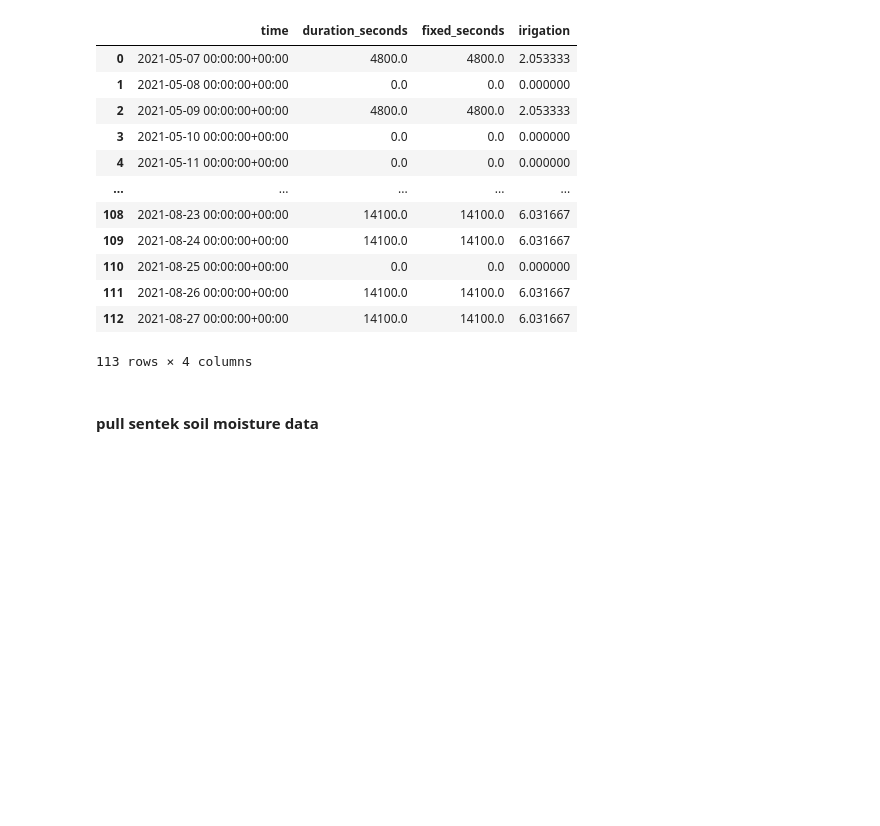
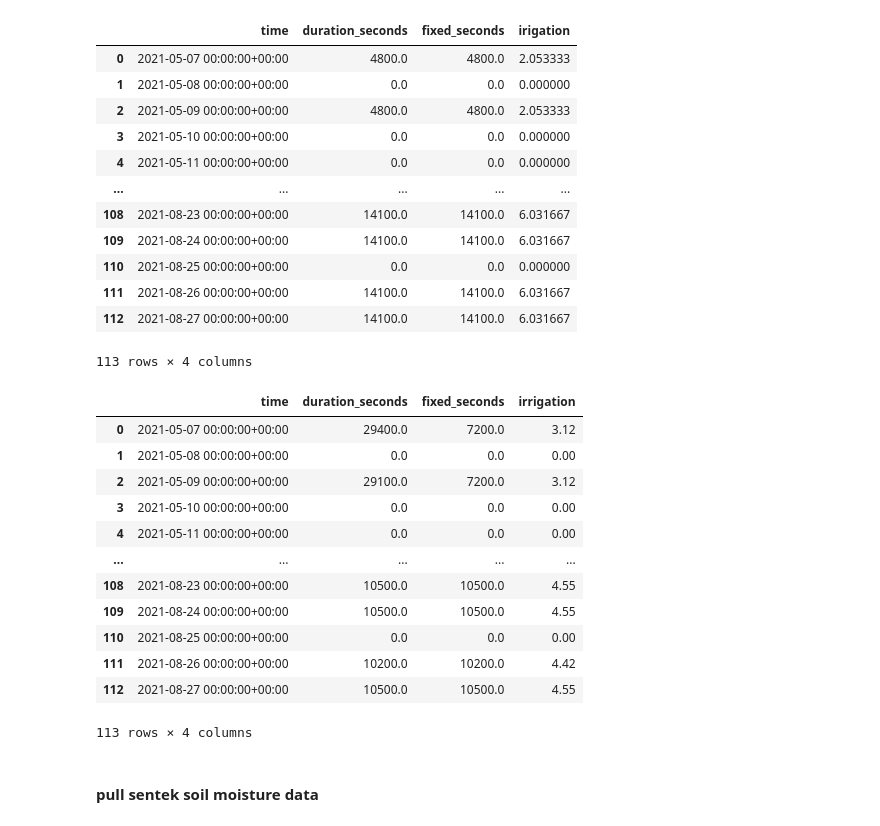
Before and after one commit to Arable/data-check, a Jupyter notebook: UCD_tomato_Water_Balance.ipynb, the cells around one changed output. Drawn from its saved outputs; the diff is of its cells as text; code cells hidden in the pictures; blank space fills up the shorter version.

```diff
--- a/UCD_tomato_Water_Balance.ipynb
+++ b/UCD_tomato_Water_Balance.ipynb
@@ -90,6 +93,22 @@ irrigation_hourly_ET75.index
 # Resample to daily  sum and save as new dataframe
 irrigation_daily_ET75 = irrigation_hourly_ET75.resample('D').sum()
 irrigation_daily_ET75=irrigation_daily_ET75.reset_index()
+# %%
+irrigation_daily_ET75
+# %% [output]
+|  | time | duration_seconds | fixed_seconds | irrigation |
+| 0 | 2021-05-07 00:00:00+00:00 | 29400.0 | 7200.0 | 3.12 |
+| 1 | 2021-05-08 00:00:00+00:00 | 0.0 | 0.0 | 0.00 |
+| 2 | 2021-05-09 00:00:00+00:00 | 29100.0 | 7200.0 | 3.12 |
+| 3 | 2021-05-10 00:00:00+00:00 | 0.0 | 0.0 | 0.00 |
+| 4 | 2021-05-11 00:00:00+00:00 | 0.0 | 0.0 | 0.00 |
+| ... | ... | ... | ... | ... |
+| 108 | 2021-08-23 00:00:00+00:00 | 10500.0 | 10500.0 | 4.55 |
+| 109 | 2021-08-24 00:00:00+00:00 | 10500.0 | 10500.0 | 4.55 |
+| 110 | 2021-08-25 00:00:00+00:00 | 0.0 | 0.0 | 0.00 |
+| 111 | 2021-08-26 00:00:00+00:00 | 10200.0 | 10200.0 | 4.42 |
+| 112 | 2021-08-27 00:00:00+00:00 | 10500.0 | 10500.0 | 4.55 |
+113 rows × 4 columns
 # %% [markdown]
 #### pull sentek soil moisture data
 # %%
```
Also changed, not shown: parts of 19 cells of this notebook.
